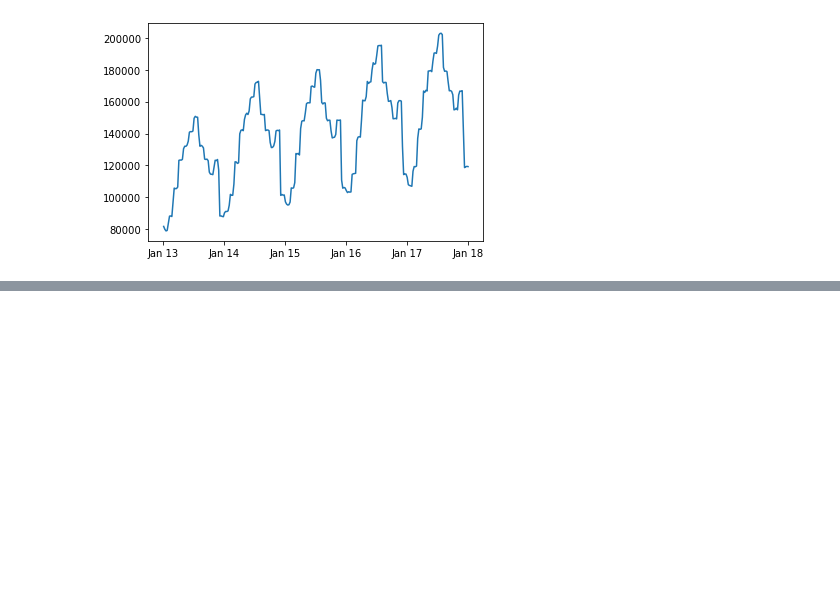
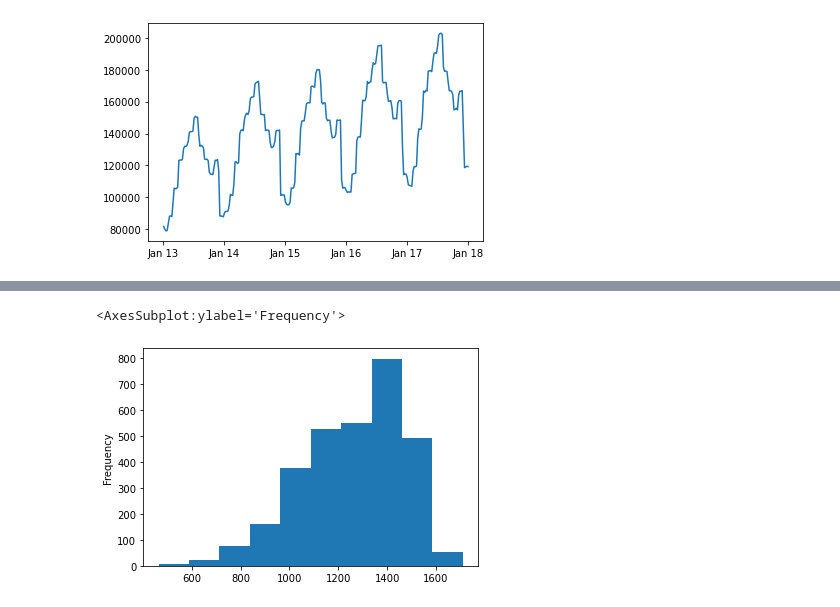
Before and after one commit to david-ryan-alviola/time-series-exercises, a Jupyter notebook: explore.ipynb, the cells around one changed output, grey strips where cells are left out. Drawn from its saved outputs; the diff is of its cells as text; code cells hidden in the pictures; blank space fills up the shorter version.

```diff
--- a/explore.ipynb
+++ b/explore.ipynb
@@ -379,0 +451,3 @@ ax.xaxis.set_major_formatter(DateFormatter('%b %y'))
+# %%
+y = train.net_consumption
+y.head()
@@ -379,0 +462,5 @@ ax.xaxis.set_major_formatter(DateFormatter('%b %y'))
+# %%
+y.plot.hist()
+# %% [output]
+<AxesSubplot:ylabel='Frequency'>
+[figure, added]
```
Also changed, not shown: parts of 34 cells of this notebook.
